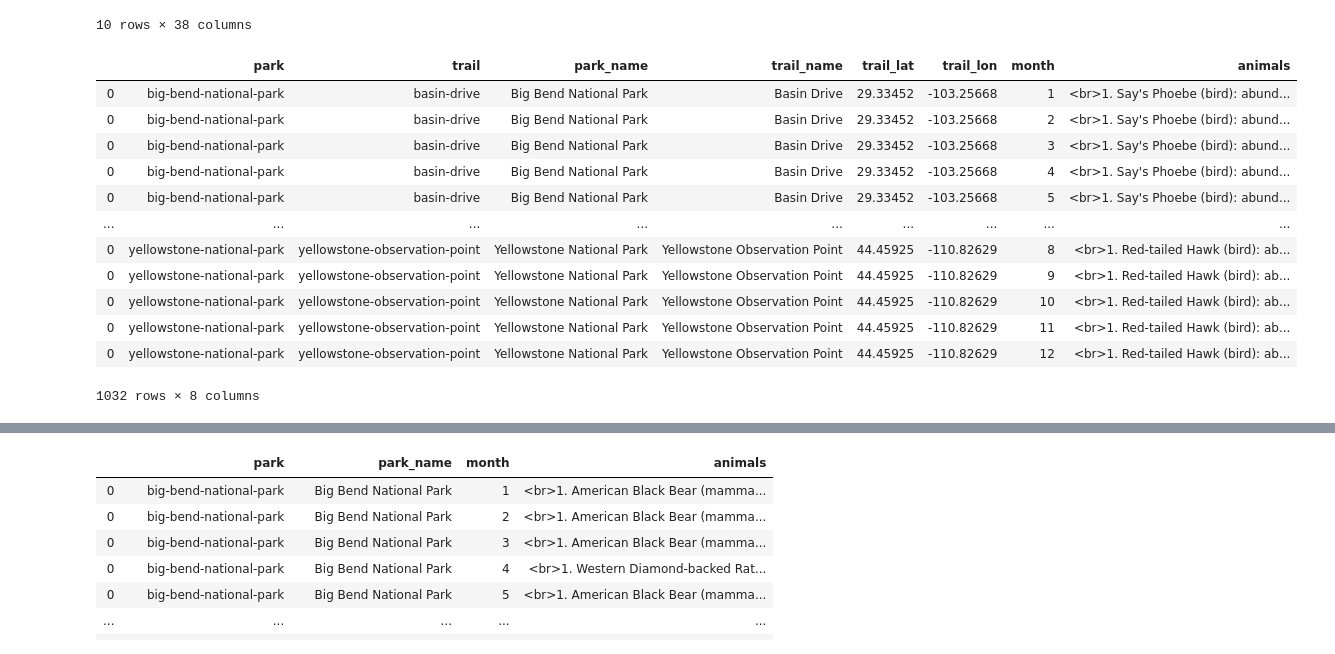
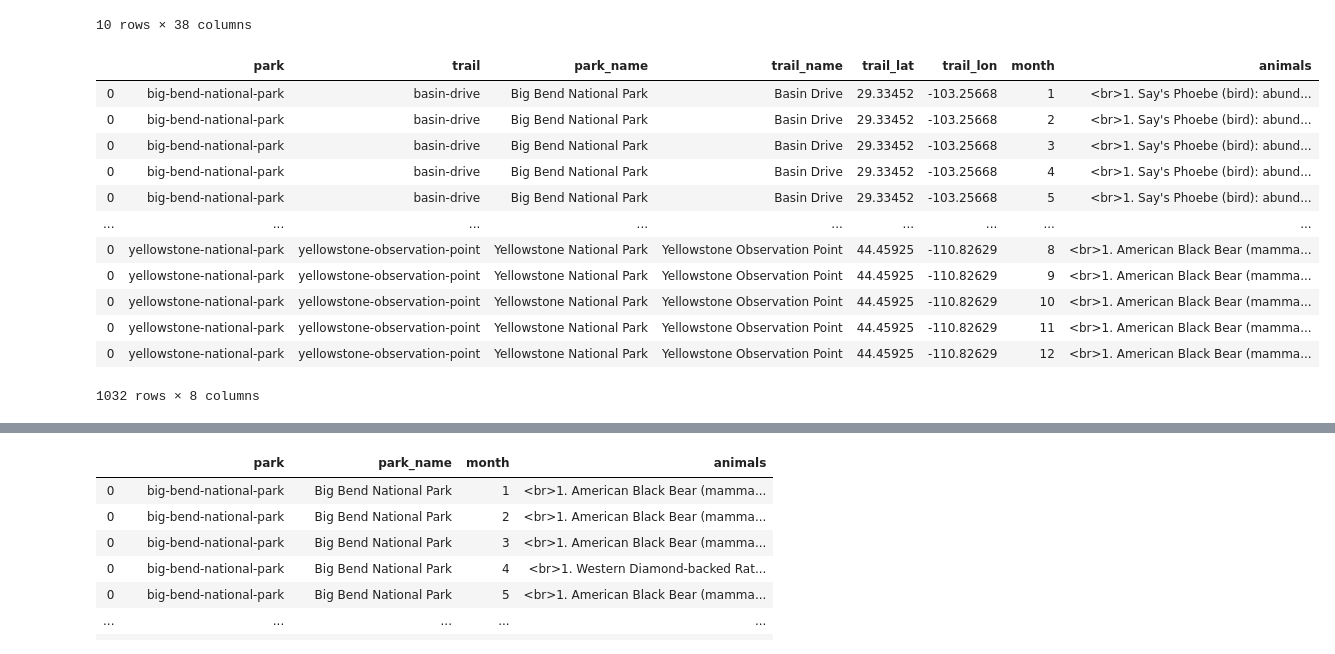
Before and after one commit to sdutta3/wildlifewatch, a Jupyter notebook: models/TrailResults_Process_ForWebApp.ipynb, the cells around one changed output, grey strips where cells are left out. Cells and saved outputs as stored; diff of their text form; code cells hidden in the pictures.

Commit message:
Web app updated with neighboring months data where needed

```diff
--- a/models/TrailResults_Process_ForWebApp.ipynb
+++ b/models/TrailResults_Process_ForWebApp.ipynb
@@ -391,19 +391,17 @@ for park_trail_index, park_trail_value in park_trail_list.iteritems():
         next_month = (month % 12) + 1
 
         # Original code for next few lines: # df_trail_info_tmp = df_beings_trail_s[(df_beings_trail_s['park'] == park) & (df_beings_trail_s['trail'] == trail)].nlargest(number_of_top_beings_to_show, columns=['m'+str(month)+'_s']).copy()
-        # df_trail_info_curr_n = df_beings_trail_s[(df_beings_trail_s['park']==park) & (df_beings_trail_s['trail']==trail)].nlargest(number_of_top_beings_to_show, columns=['m'+str(month)+'_s'])
-        # df_trail_info_curr_z = df_trail_info_curr_n[df_trail_info_curr_n['m'+str(month)+'_s'] > 0.0]
-        # df_trail_info_prev_n = df_beings_trail_s[(df_beings_trail_s['park']==park) & (df_beings_trail_s['trail']==trail)].nlargest(number_of_top_beings_to_show, columns=['m'+str(prev_month)+'_s'])
-        # df_trail_info_prev_z = df_trail_info_prev_n[df_trail_info_prev_n['m'+str(prev_month)+'_s'] > 0.0]
-        # df_trail_info_next_n = df_beings_trail_s[(df_beings_trail_s['park']==park) & (df_beings_trail_s['trail']==trail)].nlargest(number_of_top_beings_to_show, columns=['m'+str(next_month)+'_s'])
-        # df_trail_info_next_z = df_trail_info_next_n[df_trail_info_next_n['m'+str(next_month)+'_s'] > 0.0]
-        # df_trail_info_full_n = df_beings_trail_s[(df_beings_trail_s['park']==park) & (df_beings_trail_s['trail']==trail)].nlargest(number_of_top_beings_to_show, columns=['being_score'])
-        # df_trail_info_full_z = df_trail_info_full_n[df_trail_info_full_n['being_score'] > 0.0]
-        # df_trail_info_tmp = pd.concat([df_trail_info_curr_z, df_trail_info_prev_z, df_trail_info_next_z, df_trail_info_full_z]).drop_duplicates(
-        #     subset=['being_id'], keep='first'
-        # ).reset_index().truncate(after=number_of_top_beings_to_show-1)
-
-        df_trail_info_tmp = df_beings_trail_s[(df_beings_trail_s['park'] == park) & (df_beings_trail_s['trail'] == trail)].nlargest(number_of_top_beings_to_show, columns=['m'+str(month)+'_s']).copy()
+        df_trail_info_curr_n = df_beings_trail_s[(df_beings_trail_s['park']==park) & (df_beings_trail_s['trail']==trail)].nlargest(number_of_top_beings_to_show, columns=['m'+str(month)+'_s']).copy()
+        df_trail_info_curr_z = df_trail_info_curr_n[df_trail_info_curr_n['m'+str(month)+'_s'] > 0.0]
+        df_trail_info_prev_n = df_beings_trail_s[(df_beings_trail_s['park']==park) & (df_beings_trail_s['trail']==trail)].nlargest(number_of_top_beings_to_show, columns=['m'+str(prev_month)+'_s']).copy()
+        df_trail_info_prev_z = df_trail_info_prev_n[df_trail_info_prev_n['m'+str(prev_month)+'_s'] > 0.0]
+        df_trail_info_next_n = df_beings_trail_s[(df_beings_trail_s['park']==park) & (df_beings_trail_s['trail']==trail)].nlargest(number_of_top_beings_to_show, columns=['m'+str(next_month)+'_s']).copy()
+        df_trail_info_next_z = df_trail_info_next_n[df_trail_info_next_n['m'+str(next_month)+'_s'] > 0.0]
+        df_trail_info_full_n = df_beings_trail_s[(df_beings_trail_s['park']==park) & (df_beings_trail_s['trail']==trail)].nlargest(number_of_top_beings_to_show, columns=['being_score']).copy()
+        df_trail_info_full_z = df_trail_info_full_n # df_trail_info_full_n[df_trail_info_full_n['being_score'] > 0.0]
+        df_trail_info_tmp = pd.concat([df_trail_info_curr_z, df_trail_info_prev_z, df_trail_info_next_z, df_trail_info_full_z]).drop_duplicates(
+            subset=['being_id'], keep='first'
+        ).reset_index().truncate(after=number_of_top_beings_to_show-1)
 
         # if (park == 'yellowstone-national-park' and trail == 'fairy-falls--4'):
         #     print('m'+str(month)+'_s')
@@ -448,38 +446,38 @@ for park_trail_index, park_trail_value in park_trail_list.iteritems():
         #     print(df_trail_info_tmp2)
 
         # df_trail_info_tmp3 = df_trail_info_tmp2.merge(df_park_list[['trail','trail_name']], how='left', on=['trail'])
         df_trail_info_tmp3 = df_trail_info_tmp2.copy()
         park_trail_str = (df_trail_info_tmp3['park'] + '_' + df_trail_info_tmp3['trail']).iloc[0]
         df_trail_info_tmp3['trail_name'] = str(df_park_list_lookup[df_park_list_lookup['park_trail']==park_trail_str]['trail_name'].iloc[0])
         df_trail_info_tmp3.rename(columns={'Park Name':'park_name'}, inplace=True)
 
         # if (park == 'yellowstone-national-park' and trail == 'fairy-falls--4'):
         #     print('df_trail_info_tmp3_3rd:')
         #     print(df_trail_info_tmp3)
 
         df_trail_info_list.append(df_trail_info_tmp3.groupby(['park','trail','park_name','trail_name','trail_lat','trail_lon','month']).agg({
            'animals': 'sum'
         }).reset_index())
         # break
     # break
 if (df_trail_info_list):
     df_trail_info = pd.concat(df_trail_info_list)
 # df_trail_latlon has trail latitude, longitude data
 # df_park_list has park, park_name, trail, trail_name data
 df_trail_info
 # %% [output]
 |  | park | trail | park_name | trail_name | trail_lat | trail_lon | month | animals |
 | 0 | big-bend-national-park | basin-drive | Big Bend National Park | Basin Drive | 29.33452 | -103.25668 | 1 | <br>1. Say's Phoebe (bird): abund... |
 | 0 | big-bend-national-park | basin-drive | Big Bend National Park | Basin Drive | 29.33452 | -103.25668 | 2 | <br>1. Say's Phoebe (bird): abund... |
 | 0 | big-bend-national-park | basin-drive | Big Bend National Park | Basin Drive | 29.33452 | -103.25668 | 3 | <br>1. Say's Phoebe (bird): abund... |
 | 0 | big-bend-national-park | basin-drive | Big Bend National Park | Basin Drive | 29.33452 | -103.25668 | 4 | <br>1. Say's Phoebe (bird): abund... |
 | 0 | big-bend-national-park | basin-drive | Big Bend National Park | Basin Drive | 29.33452 | -103.25668 | 5 | <br>1. Say's Phoebe (bird): abund... |
 | ... | ... | ... | ... | ... | ... | ... | ... | ... |
-| 0 | yellowstone-national-park | yellowstone-observation-point | Yellowstone National Park | Yellowstone Observation Point | 44.45925 | -110.82629 | 8 | <br>1. Red-tailed Hawk (bird): ab... |
-| 0 | yellowstone-national-park | yellowstone-observation-point | Yellowstone National Park | Yellowstone Observation Point | 44.45925 | -110.82629 | 9 | <br>1. Red-tailed Hawk (bird): ab... |
-| 0 | yellowstone-national-park | yellowstone-observation-point | Yellowstone National Park | Yellowstone Observation Point | 44.45925 | -110.82629 | 10 | <br>1. Red-tailed Hawk (bird): ab... |
-| 0 | yellowstone-national-park | yellowstone-observation-point | Yellowstone National Park | Yellowstone Observation Point | 44.45925 | -110.82629 | 11 | <br>1. Red-tailed Hawk (bird): ab... |
-| 0 | yellowstone-national-park | yellowstone-observation-point | Yellowstone National Park | Yellowstone Observation Point | 44.45925 | -110.82629 | 12 | <br>1. Red-tailed Hawk (bird): ab... |
+| 0 | yellowstone-national-park | yellowstone-observation-point | Yellowstone National Park | Yellowstone Observation Point | 44.45925 | -110.82629 | 8 | <br>1. American Black Bear (mamma... |
+| 0 | yellowstone-national-park | yellowstone-observation-point | Yellowstone National Park | Yellowstone Observation Point | 44.45925 | -110.82629 | 9 | <br>1. American Black Bear (mamma... |
+| 0 | yellowstone-national-park | yellowstone-observation-point | Yellowstone National Park | Yellowstone Observation Point | 44.45925 | -110.82629 | 10 | <br>1. American Black Bear (mamma... |
+| 0 | yellowstone-national-park | yellowstone-observation-point | Yellowstone National Park | Yellowstone Observation Point | 44.45925 | -110.82629 | 11 | <br>1. American Black Bear (mamma... |
+| 0 | yellowstone-national-park | yellowstone-observation-point | Yellowstone National Park | Yellowstone Observation Point | 44.45925 | -110.82629 | 12 | <br>1. American Black Bear (mamma... |
 1032 rows × 8 columns
 # %%
 # Define df_park_info
```
Also changed, not shown: parts of 7 cells of this notebook, 2 other files.
